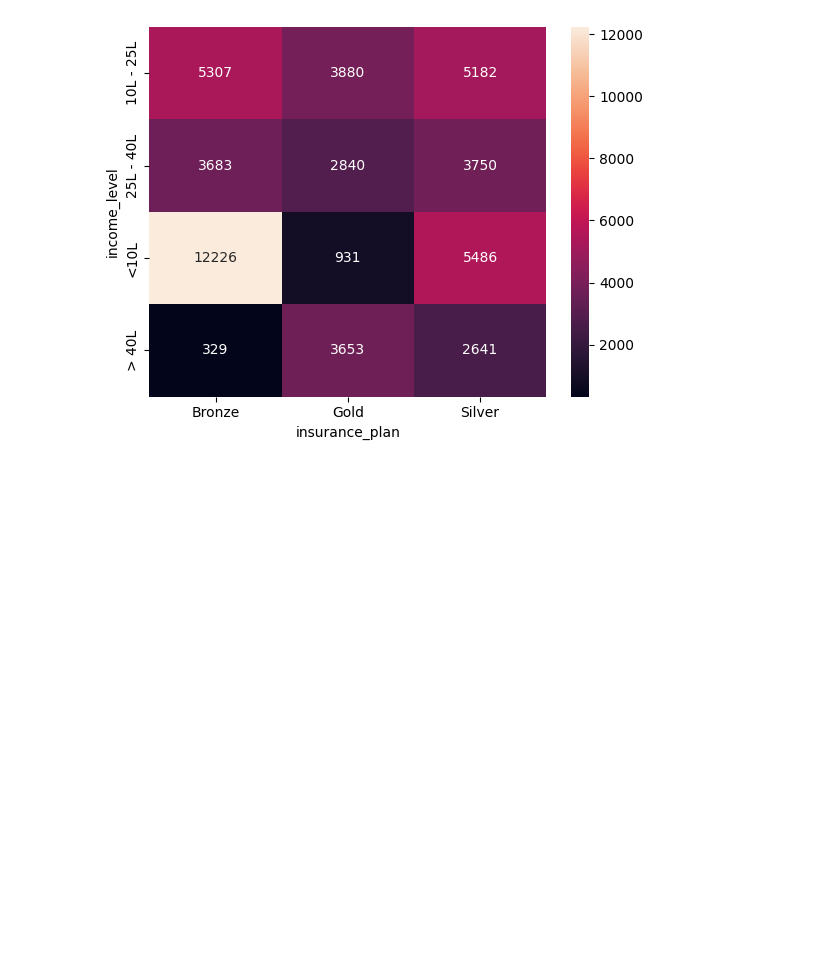
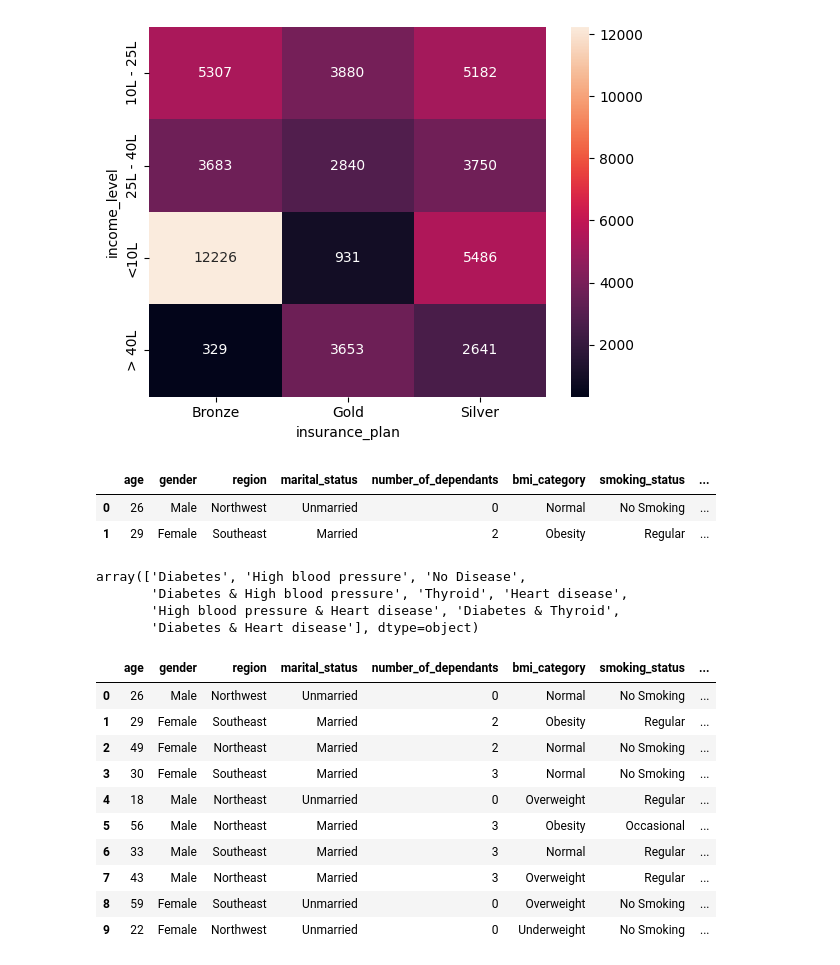
Before and after one commit to gianlucapes/health_care_premium, a Jupyter notebook: notebook/ml_prem_prediction.ipynb, the cells around one changed output. Drawn from its saved outputs; the diff is of its cells as text; code cells hidden in the pictures; blank space fills up the shorter version.

```diff
--- a/notebook/data_cleaning.ipynb
+++ b/notebook/ml_prem_prediction.ipynb
@@ -241,3 +248,39 @@ sns.heatmap(crosstab,annot=True,fmt="d")
 plt.show()
 # %% [output]
 [figure]
+# %%
+df2.head(2)
+# %% [output]
+|  | age | gender | region | marital_status | number_of_dependants | bmi_category | smoking_status | ... |
+| 0 | 26 | Male | Northwest | Unmarried | 0 | Normal | No Smoking | ... |
+| 1 | 29 | Female | Southeast | Married | 2 | Obesity | Regular | ... |
+# %%
+df2.medical_history.unique()
+# %% [output]
+array(['Diabetes', 'High blood pressure', 'No Disease',
+       'Diabetes & High blood pressure', 'Thyroid', 'Heart disease',
+       'High blood pressure & Heart disease', 'Diabetes & Thyroid',
+       'Diabetes & Heart disease'], dtype=object)
+# %%
+risk_scores={
+    "Diabetes":6,
+    "Heart disease":8,
+    "High blood pressure":6,
+    "Thyroid":5,
+    "No Disease":0,
+    "None":0
+}
+df2[["disease1","disease2"]]=df2["medical_history"].str.split(" & ",expand=True).apply(lambda x: x.str.lower())
+df2.head(10)
+# %% [output]
+|  | age | gender | region | marital_status | number_of_dependants | bmi_category | smoking_status | ... |
+| 0 | 26 | Male | Northwest | Unmarried | 0 | Normal | No Smoking | ... |
+| 1 | 29 | Female | Southeast | Married | 2 | Obesity | Regular | ... |
+| 2 | 49 | Female | Northeast | Married | 2 | Normal | No Smoking | ... |
+| 3 | 30 | Female | Southeast | Married | 3 | Normal | No Smoking | ... |
+| 4 | 18 | Male | Northeast | Unmarried | 0 | Overweight | Regular | ... |
+| 5 | 56 | Male | Northeast | Married | 3 | Obesity | Occasional | ... |
+| 6 | 33 | Male | Southeast | Married | 3 | Normal | Regular | ... |
+| 7 | 43 | Male | Northeast | Married | 3 | Overweight | Regular | ... |
+| 8 | 59 | Female | Southeast | Unmarried | 0 | Overweight | No Smoking | ... |
+| 9 | 22 | Female | Northwest | Unmarried | 0 | Underweight | No Smoking | ... |
```
Also changed, not shown: parts of 12 cells of this notebook.
